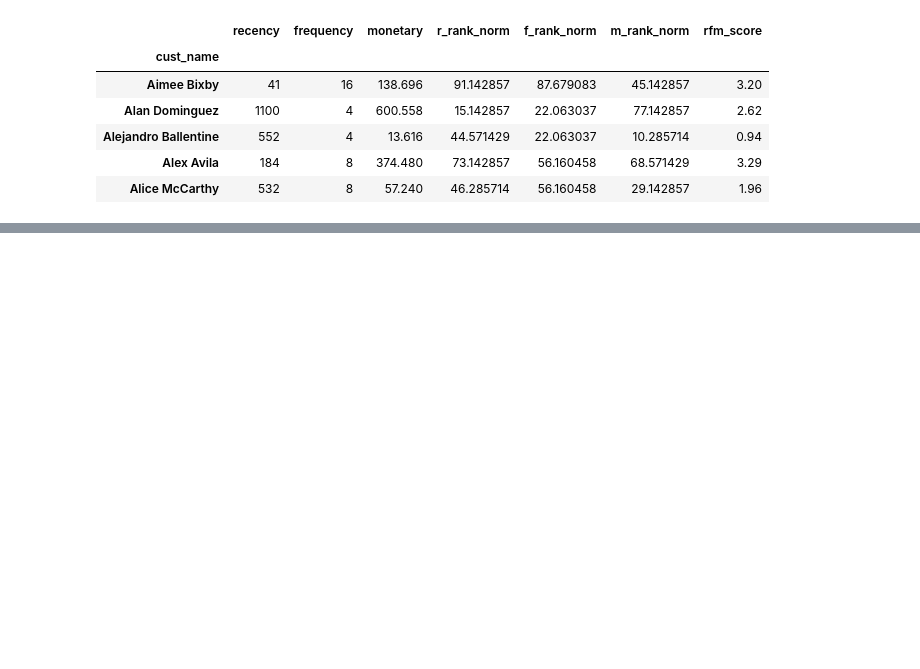
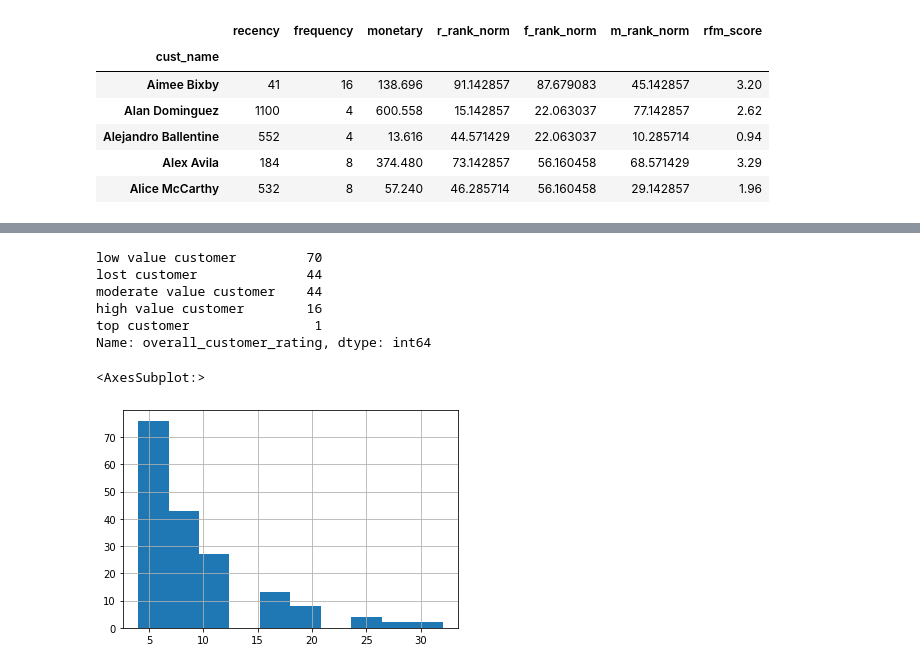
Before and after one commit to ns-tn-time-series-project/time-series-project, a Jupyter notebook: nathan_time_series_project_explore.ipynb, the cells around one changed output, grey strips where cells are left out. Saved outputs shown, nothing was run; the diff lists cells and outputs as text; code cells hidden in the pictures; blank space fills up the shorter version.

```diff
--- a/nathan_time_series_project_explore.ipynb
+++ b/nathan_time_series_project_explore.ipynb
@@ -836,3 +836,11 @@ central_customer_rating.head()
 | Alejandro Ballentine | 552 | 4 | 13.616 | 44.571429 | 22.063037 | 10.285714 | 0.94 |
 | Alex Avila | 184 | 8 | 374.480 | 73.142857 | 56.160458 | 68.571429 | 3.29 |
 | Alice McCarthy | 532 | 8 | 57.240 | 46.285714 | 56.160458 | 29.142857 | 1.96 |
+# %%
+central_customer_rating['overall_customer_rating'] = pd.cut(central_customer_rating.rfm_score, bins=[0, 1.6, 3, 4, 4.5, 5], labels=['lost customer', 'low value customer', 'moderate value customer', 'high value customer', 'top customer'])
+central_customer_rating['recency_rating'] = pd.cut(central_customer_rating.recency, bins=[0, 180, 360, 1500 ], labels=['high', 'moderate', 'low'])
+central_customer_rating['frequency_rating'] = pd.cut(central_customer_rating.frequency, bins=[0, 13, 23, 33], labels=['low', 'moderate', 'high'])
+central_customer_rating['monetary_rating'] = pd.cut(central_customer_rating.monetary, bins=[0, 1000, 5000, 11000], labels=['low', 'moderate', 'high'])
+central_customer_rating.drop(columns=['r_rank_norm', 'f_rank_norm', 'm_rank_norm'], inplace=True)
+
+central_customer_rating.head()
@@ -838,0 +855,14 @@ central_customer_rating.head()
+# %%
+central_customer_rating.overall_customer_rating.value_counts()
+# %% [output]
+low value customer         70
+lost customer              44
+moderate value customer    44
+high value customer        16
+top customer                1
+Name: overall_customer_rating, dtype: int64
+# %%
+central_customer_rating.frequency.hist()
+# %% [output]
+<AxesSubplot:>
+[figure, added]
```
Also changed, not shown: parts of 8 cells of this notebook.
